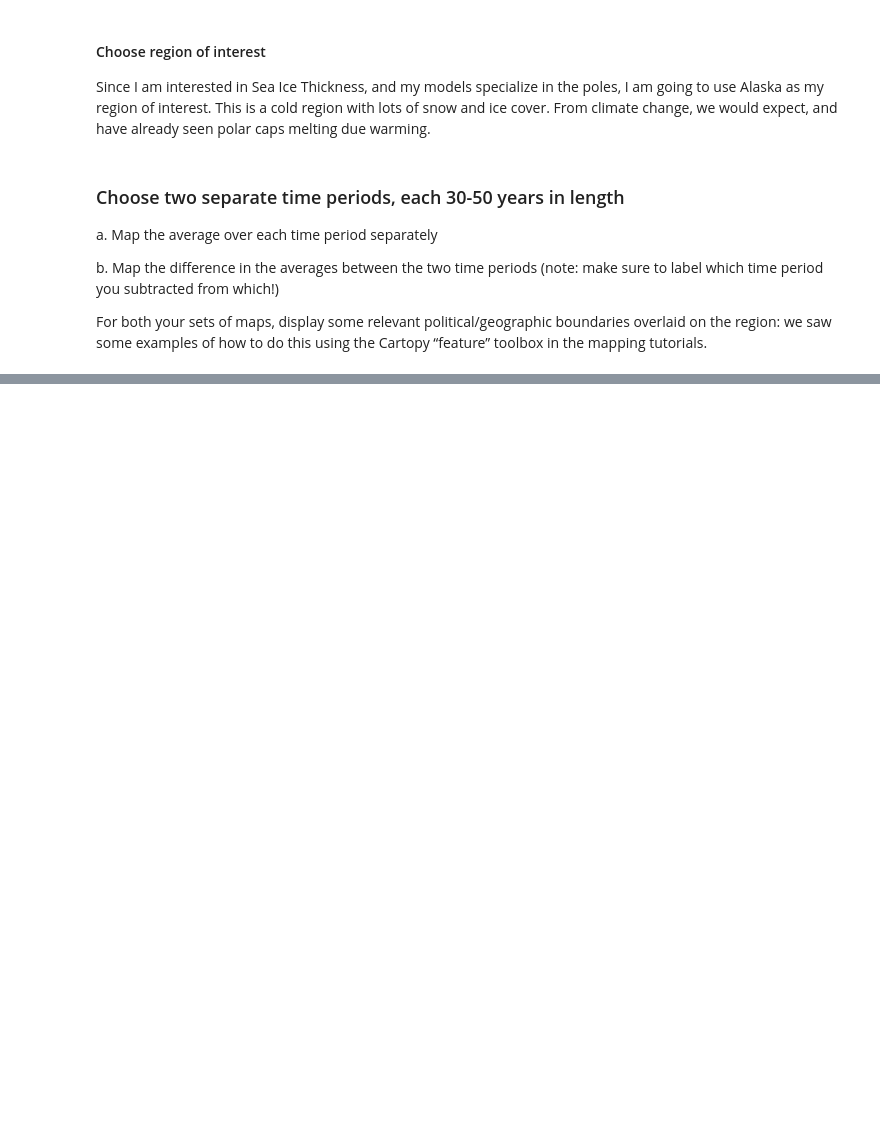
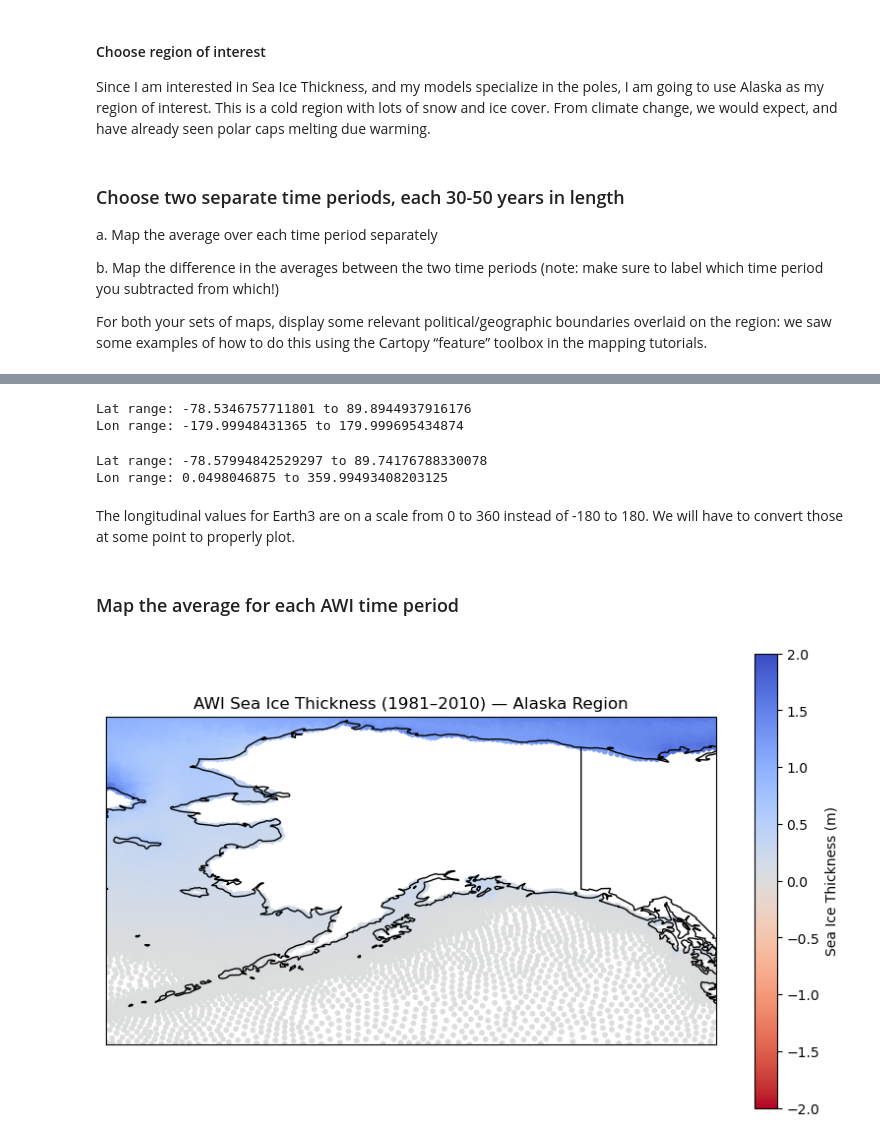
Before and after one commit to tommats00/CMIP6_AWS, a Jupyter notebook: Assignment2.ipynb, the cells around one changed output, grey strips where cells are left out. Drawn from its saved outputs; the diff is of its cells as text; code cells hidden in the pictures; blank space fills up the shorter version.

```diff
--- a/Assignment2.ipynb
+++ b/Assignment2.ipynb
@@ -236,0 +183,55 @@ KeyError: "no index found for coordinate 'lat'"
+# %%
+# Check lat and lon values
+print(f"Lat range: {awi_early.lat.min().values} to {awi_early.lat.max().values}")
+print(f"Lon range: {awi_early.lon.min().values} to {awi_early.lon.max().values}")
+# %% [output]
+Lat range: -78.5346757711801 to 89.8944937916176
+Lon range: -179.99948431365 to 179.999695434874
+# %%
+# Check lat and lon values
+print(f"Lat range: {ec_early.latitude.min().values} to {ec_early.latitude.max().values}")
+print(f"Lon range: {ec_early.longitude.min().values} to {ec_early.longitude.max().values}")
+# %% [output]
+Lat range: -78.57994842529297 to 89.74176788330078
+Lon range: 0.0498046875 to 359.99493408203125
+# %% [markdown]
+The longitudinal values for Earth3 are on a scale from 0 to 360 instead of -180 to 180. We will have to convert those at some point to properly plot.
+# %% [markdown]
+### Map the average for each AWI time period
+# %%
+# Calculate mean for early time period
+awi_early_mean = awi_early.mean(dim='time')
+
+# Apply mask: keep only cells in Alaska region
+awi_alaska_early = awi_early_mean.where(
+    (awi_early_mean.lat >= lat_min) & (awi_early_mean.lat <= lat_max) &
+    (awi_early_mean.lon >= lon_min) & (awi_early_mean.lon <= lon_max),
+    drop=True  # drop values outside region
+)
+# %%
+vmax=2
+vmin= -vmax
+
+# Create figure and axis
+fig, ax = plt.subplots(figsize=(10, 6), subplot_kw={'projection': ccrs.PlateCarree()})
+
+# Scatterplot of data, pcolormesh was being difficult
+sc = ax.scatter(
+    awi_alaska_early.lon, awi_alaska_early.lat,
+    c=awi_alaska_early.sithick,
+    cmap='coolwarm_r', s=10,
+    vmax=vmax, vmin=vmin,
+    transform=ccrs.PlateCarree()
+)
+
+# Set labels
+ax.set_title("AWI Sea Ice Thickness (1981–2010) — Alaska Region")
+ax.set_extent([lon_min, lon_max, lat_min, lat_max], crs=ccrs.PlateCarree())
+
+# Add features and show
+ax.add_feature(cfeature.COASTLINE)
+ax.add_feature(cfeature.BORDERS)
+plt.colorbar(sc, ax=ax, label='Sea Ice Thickness (m)')
+plt.show()
+# %% [output]
+[figure, added]
```
Also changed, not shown: parts of 38 cells of this notebook.
